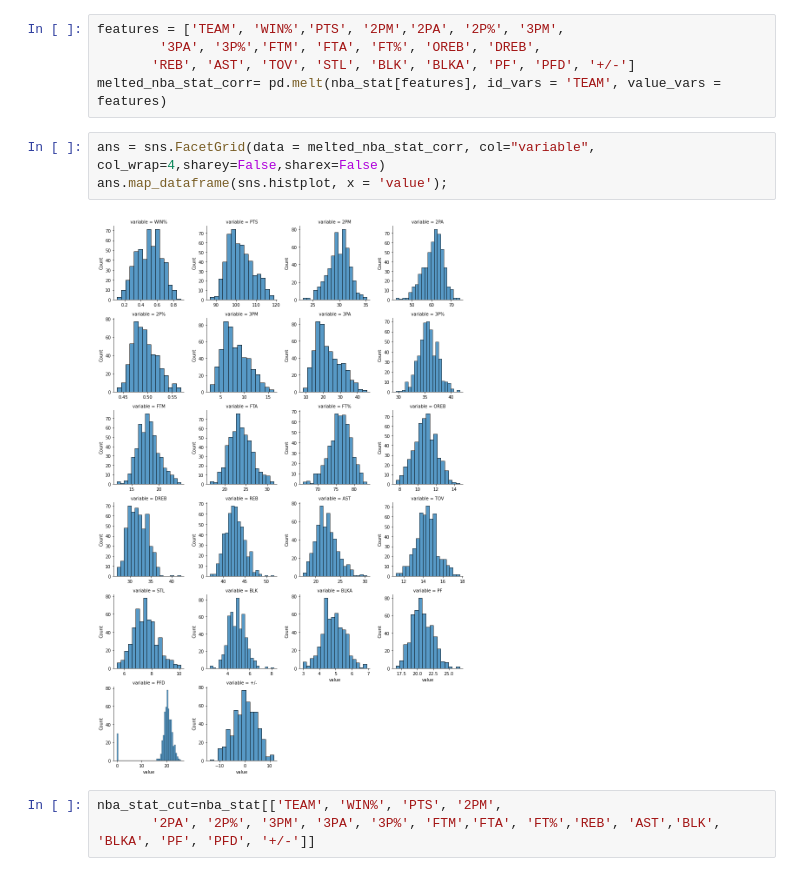
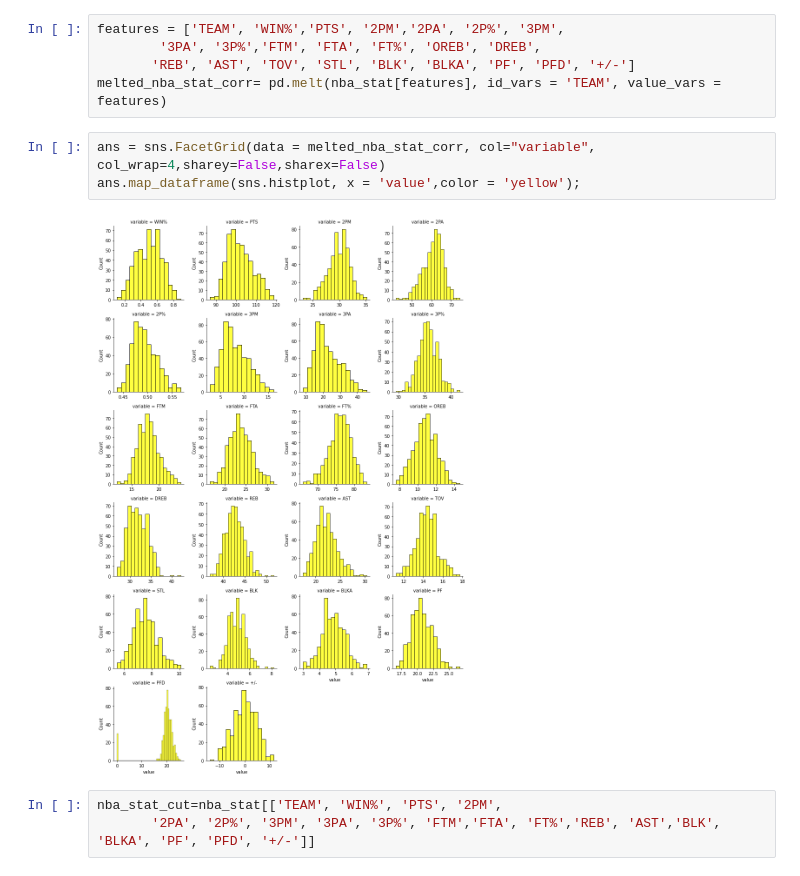
Before and after one commit to eytanmuzafi/data-science, a Jupyter notebook: project.ipynb, the cells around one changed output. Drawn from its saved outputs; the diff is of its cells as text.

```diff
--- a/project.ipynb
+++ b/project.ipynb
@@ -198,9 +223,9 @@ features = ['TEAM', 'WIN%','PTS', '2PM','2PA', '2P%', '3PM',
 melted_nba_stat_corr= pd.melt(nba_stat[features], id_vars = 'TEAM', value_vars = features)
 # %%
 ans = sns.FacetGrid(data = melted_nba_stat_corr, col="variable",  col_wrap=4,sharey=False,sharex=False)
-ans.map_dataframe(sns.histplot, x = 'value');
+ans.map_dataframe(sns.histplot, x = 'value',color = 'yellow');
 # %% [output]
-[figure, old version]
+[figure, new version]
 # %%
 nba_stat_cut=nba_stat[['TEAM', 'WIN%', 'PTS', '2PM',
        '2PA', '2P%', '3PM', '3PA', '3P%', 'FTM','FTA', 'FT%','REB', 'AST','BLK', 'BLKA', 'PF', 'PFD', '+/-']]
```
Also changed, not shown: parts of 24 cells of this notebook.
